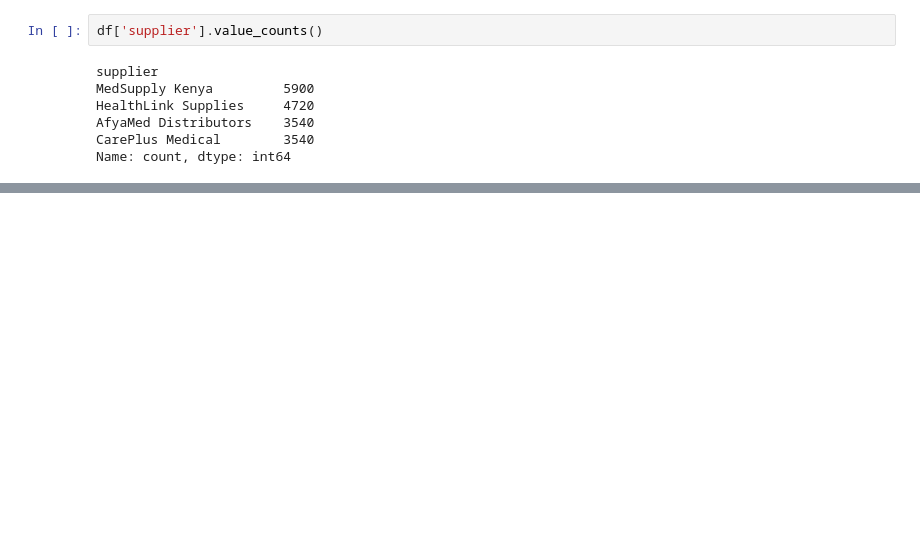
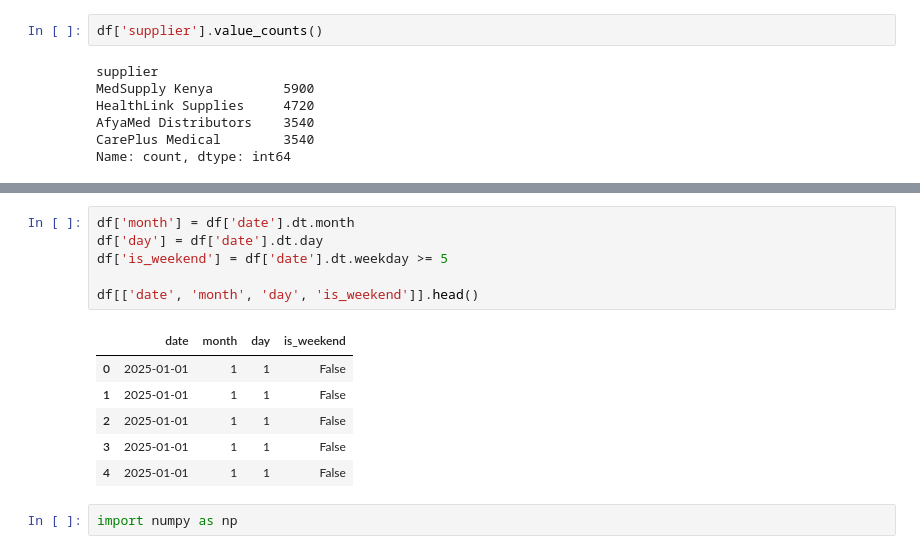
Before and after one commit to wekesawgodwin/Hospitalflow, a Jupyter notebook: notebooks/data-understanding.ipynb, the cells around one changed output, grey strips where cells are left out. Cells and saved outputs as stored; diff of their text form; blank space fills up the shorter version.

```diff
--- a/notebooks/data-understanding.ipynb
+++ b/notebooks/data-understanding.ipynb
@@ -343,0 +378,15 @@ Index(['date', 'department', 'product_id', 'product_name', 'category', 'unit',
+# %%
+df['month'] = df['date'].dt.month
+df['day'] = df['date'].dt.day
+df['is_weekend'] = df['date'].dt.weekday >= 5
+
+df[['date', 'month', 'day', 'is_weekend']].head()
+# %% [output]
+|  | date | month | day | is_weekend |
+| 0 | 2025-01-01 | 1 | 1 | False |
+| 1 | 2025-01-01 | 1 | 1 | False |
+| 2 | 2025-01-01 | 1 | 1 | False |
+| 3 | 2025-01-01 | 1 | 1 | False |
+| 4 | 2025-01-01 | 1 | 1 | False |
+# %%
+import numpy as np
```
Also changed, not shown: parts of 22 cells of this notebook.
